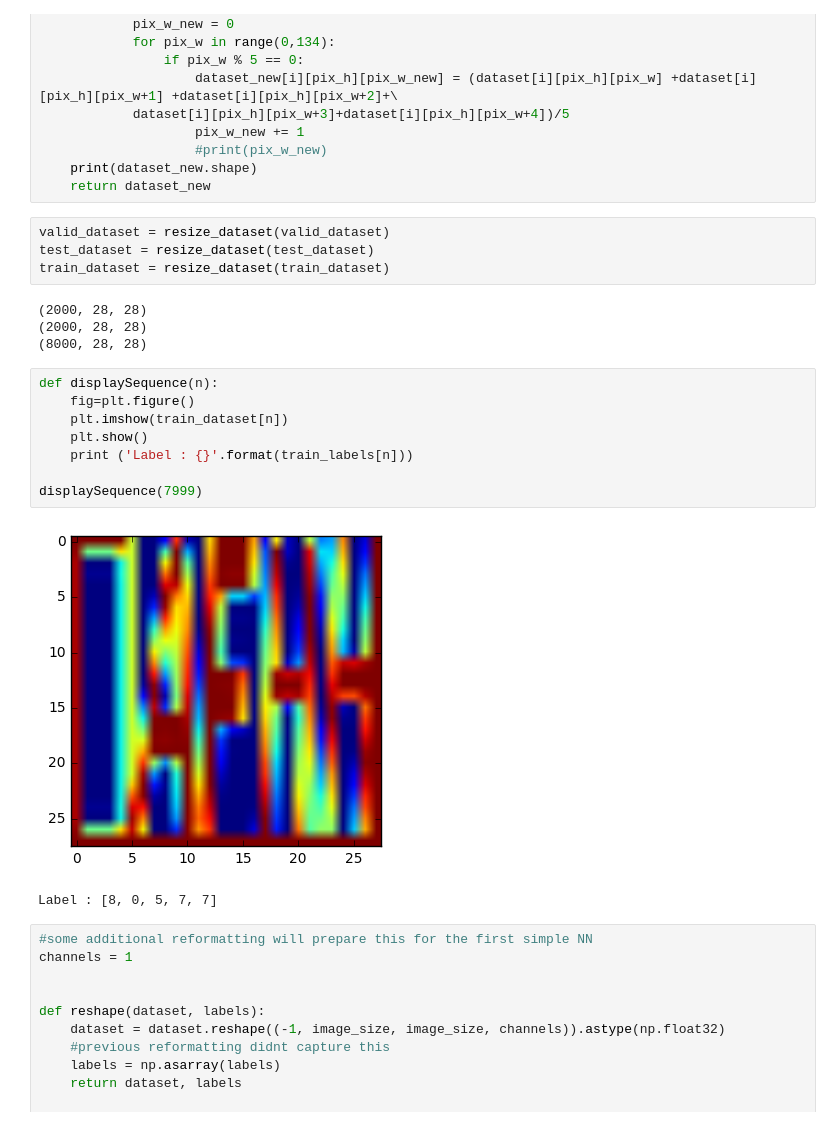
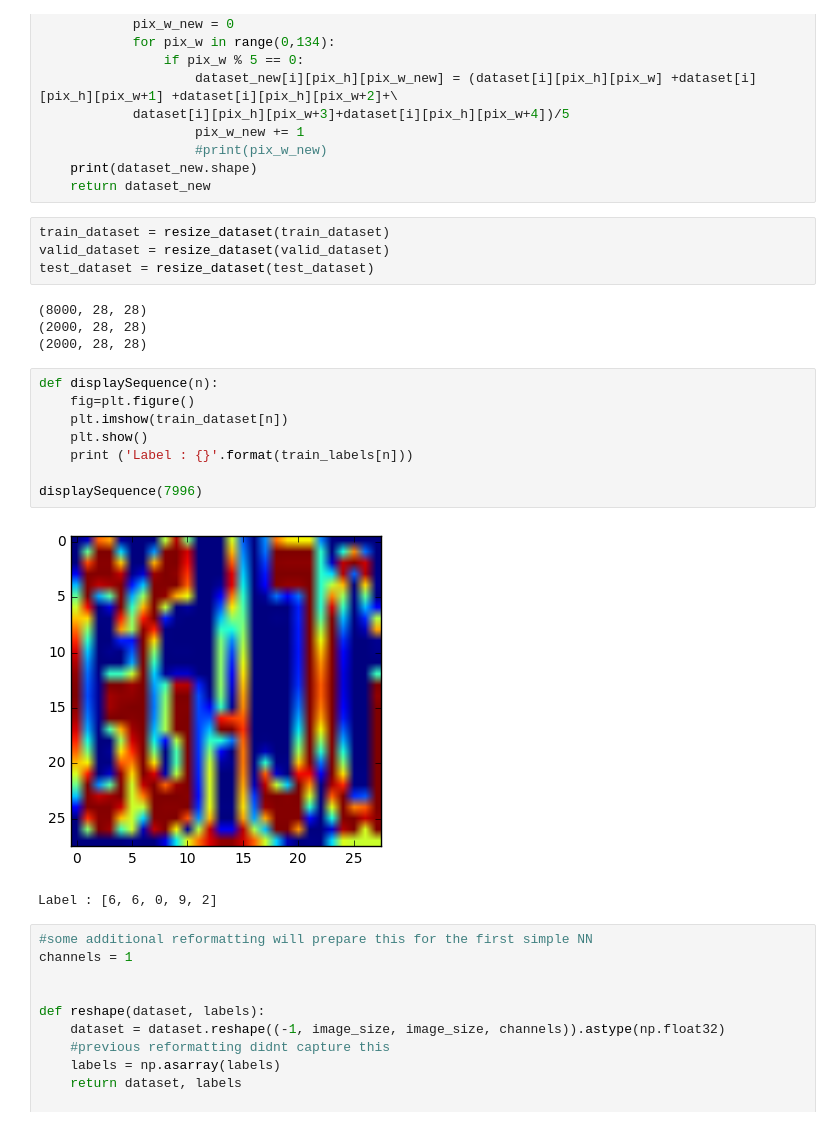
Before and after one commit to axlbert/SVHN_Recognition_NN, a Jupyter notebook: digit_recognition.ipynb, the cells around one changed output. Cells and saved outputs as stored; diff of their text form.

```diff
--- a/digit_recognition.ipynb
+++ b/digit_recognition.ipynb
@@ -176,24 +176,24 @@ def resize_dataset(dataset):
     print(dataset_new.shape)
     return dataset_new
 # %%
+train_dataset = resize_dataset(train_dataset)
 valid_dataset = resize_dataset(valid_dataset)
 test_dataset = resize_dataset(test_dataset)
-train_dataset = resize_dataset(train_dataset)
 # %% [output]
+(8000, 28, 28)
 (2000, 28, 28)
 (2000, 28, 28)
-(8000, 28, 28)
 # %%
 def displaySequence(n):
     fig=plt.figure()
     plt.imshow(train_dataset[n])
     plt.show()
     print ('Label : {}'.format(train_labels[n]))
 
-displaySequence(7999)
+displaySequence(7996)
 # %% [output]
-[figure, old version]
+[figure, new version]
-Label : [8, 0, 5, 7, 7]
+Label : [6, 6, 0, 9, 2]
 # %%
 #some additional reformatting will prepare this for the first simple NN
 channels = 1
```
Also changed, not shown: parts of 39 cells of this notebook, 1 other file.
